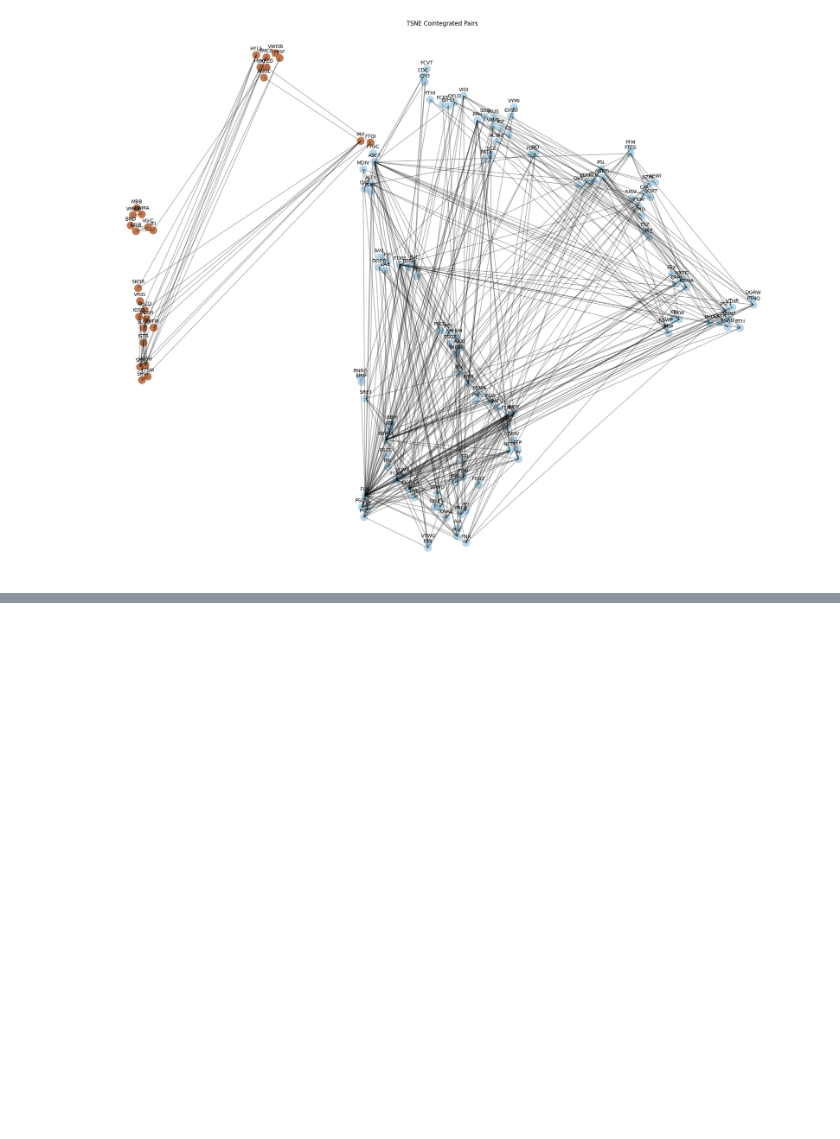
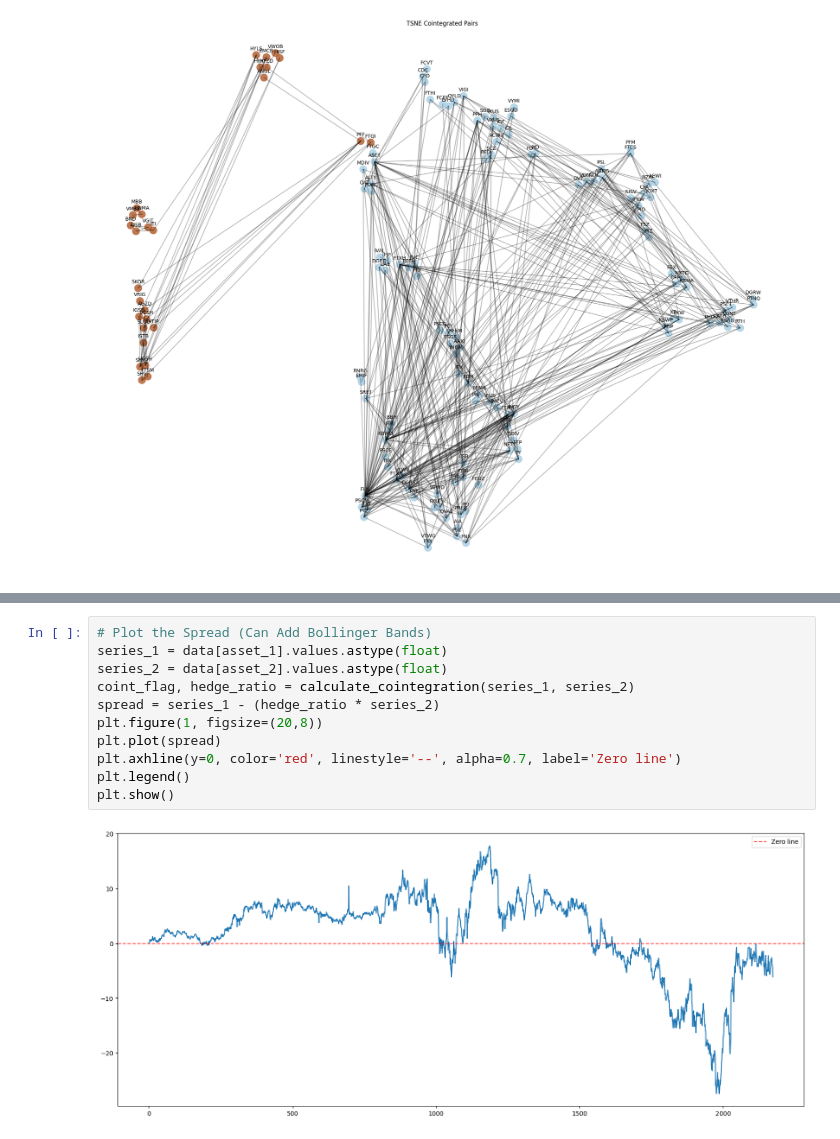
Before and after one commit to davidsprieto/python-ml-trading, a Jupyter notebook: unsupervised-ml/k-means/3-k-means-clustering.ipynb, the cells around one changed output, grey strips where cells are left out. Saved outputs shown, nothing was run; the diff lists cells and outputs as text; blank space fills up the shorter version.

```diff
--- a/unsupervised-ml/k-means/3-k-means-clustering.ipynb
+++ b/unsupervised-ml/k-means/3-k-means-clustering.ipynb
@@ -341,0 +350,13 @@ for x, y, name in zip(X_tsne[:, 0], X_tsne[:, 1], df_TSNE.index):
+# %%
+# Plot the Spread (Can Add Bollinger Bands)
+series_1 = data[asset_1].values.astype(float)
+series_2 = data[asset_2].values.astype(float)
+coint_flag, hedge_ratio = calculate_cointegration(series_1, series_2)
+spread = series_1 - (hedge_ratio * series_2)
+plt.figure(1, figsize=(20,8))
+plt.plot(spread)
+plt.axhline(y=0, color='red', linestyle='--', alpha=0.7, label='Zero line')
+plt.legend()
+plt.show()
+# %% [output]
+[figure, added]
```
Also changed, not shown: parts of 9 cells of this notebook.
